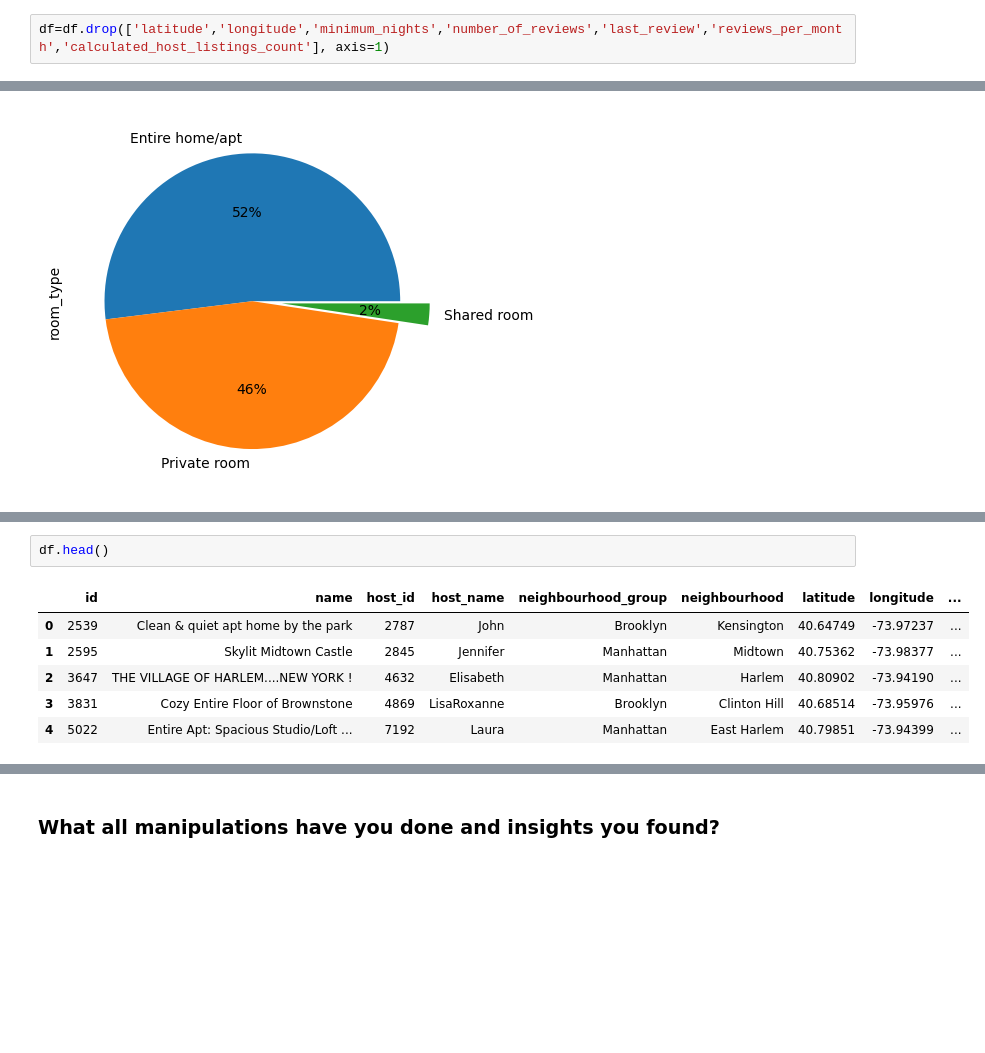
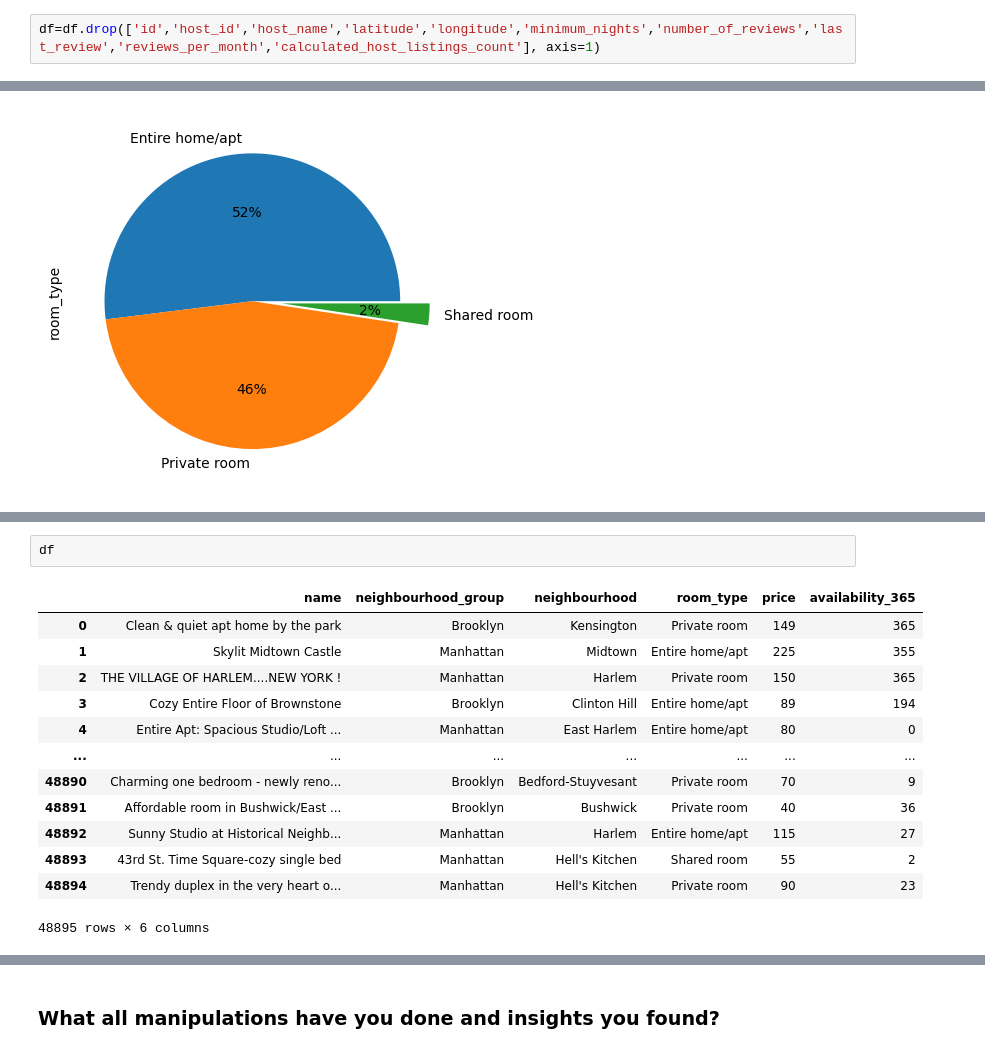
Before and after one commit to Aman811630/EDA-on-AirBnB-Dataset, a Jupyter notebook: EDA_on_Airbnb_Dataset_.ipynb, the cells around one changed output, grey strips where cells are left out. Cells and saved outputs as stored; diff of their text form; blank space fills up the shorter version.

```diff
--- a/EDA_on_Airbnb_Dataset_.ipynb
+++ b/EDA_on_Airbnb_Dataset_.ipynb
@@ -213,7 +209,7 @@ Index(['id', 'name', 'host_id', 'host_name', 'neighbourhood_group',
        'availability_365'],
       dtype='object')
 # %%
-df=df.drop(['latitude','longitude','minimum_nights','number_of_reviews','last_review','reviews_per_month','calculated_host_listings_count'], axis=1)
+df=df.drop(['id','host_id','host_name','latitude','longitude','minimum_nights','number_of_reviews','last_review','reviews_per_month','calculated_host_listings_count'], axis=1)
 # %%
 df.columns
 # %% [output]
@@ -414,9 +458,16 @@ c.tail(5).plot(kind="bar")
 # %%
-df.head()
+df
 # %% [output]
-|  | id | name | host_id | host_name | neighbourhood_group | neighbourhood | latitude | longitude | ... |
-| 0 | 2539 | Clean & quiet apt home by the park | 2787 | John | Brooklyn | Kensington | 40.64749 | -73.97237 | ... |
-| 1 | 2595 | Skylit Midtown Castle | 2845 | Jennifer | Manhattan | Midtown | 40.75362 | -73.98377 | ... |
-| 2 | 3647 | THE VILLAGE OF HARLEM....NEW YORK ! | 4632 | Elisabeth | Manhattan | Harlem | 40.80902 | -73.94190 | ... |
-| 3 | 3831 | Cozy Entire Floor of Brownstone | 4869 | LisaRoxanne | Brooklyn | Clinton Hill | 40.68514 | -73.95976 | ... |
-| 4 | 5022 | Entire Apt: Spacious Studio/Loft ... | 7192 | Laura | Manhattan | East Harlem | 40.79851 | -73.94399 | ... |
+|  | name | neighbourhood_group | neighbourhood | room_type | price | availability_365 |
+| 0 | Clean & quiet apt home by the park | Brooklyn | Kensington | Private room | 149 | 365 |
+| 1 | Skylit Midtown Castle | Manhattan | Midtown | Entire home/apt | 225 | 355 |
+| 2 | THE VILLAGE OF HARLEM....NEW YORK ! | Manhattan | Harlem | Private room | 150 | 365 |
+| 3 | Cozy Entire Floor of Brownstone | Brooklyn | Clinton Hill | Entire home/apt | 89 | 194 |
+| 4 | Entire Apt: Spacious Studio/Loft ... | Manhattan | East Harlem | Entire home/apt | 80 | 0 |
+| ... | ... | ... | ... | ... | ... | ... |
+| 48890 | Charming one bedroom - newly reno... | Brooklyn | Bedford-Stuyvesant | Private room | 70 | 9 |
+| 48891 | Affordable room in Bushwick/East ... | Brooklyn | Bushwick | Private room | 40 | 36 |
+| 48892 | Sunny Studio at Historical Neighb... | Manhattan | Harlem | Entire home/apt | 115 | 27 |
+| 48893 | 43rd St. Time Square-cozy single bed | Manhattan | Hell's Kitchen | Shared room | 55 | 2 |
+| 48894 | Trendy duplex in the very heart o... | Manhattan | Hell's Kitchen | Private room | 90 | 23 |
+48895 rows × 6 columns
```
Also changed, not shown: parts of 34 cells of this notebook.
